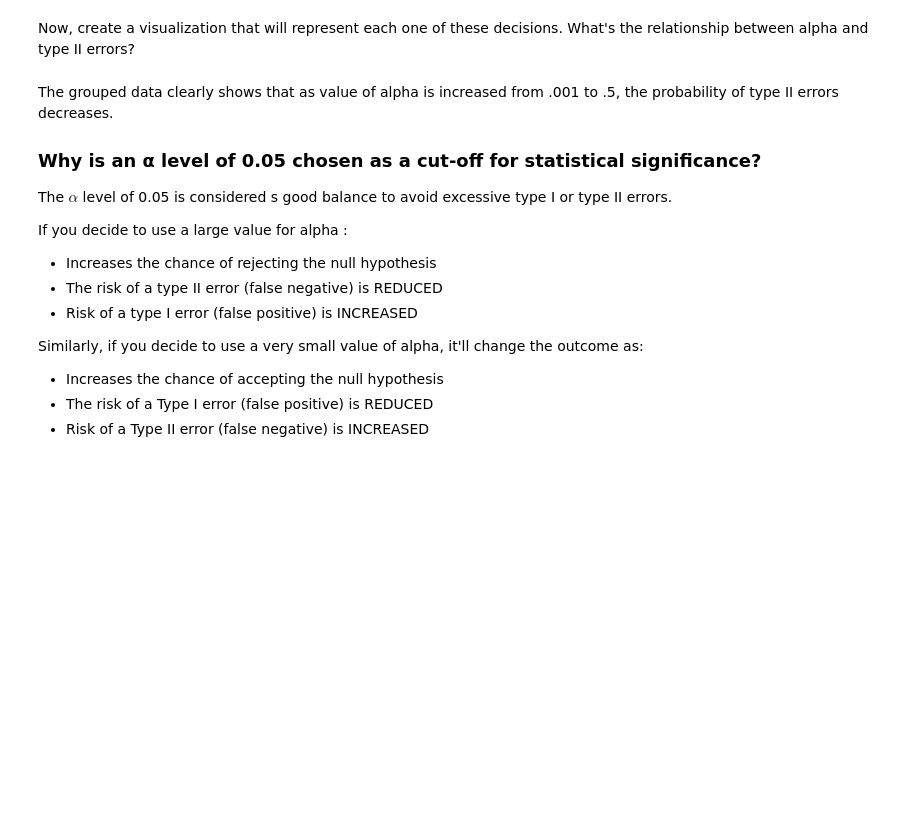
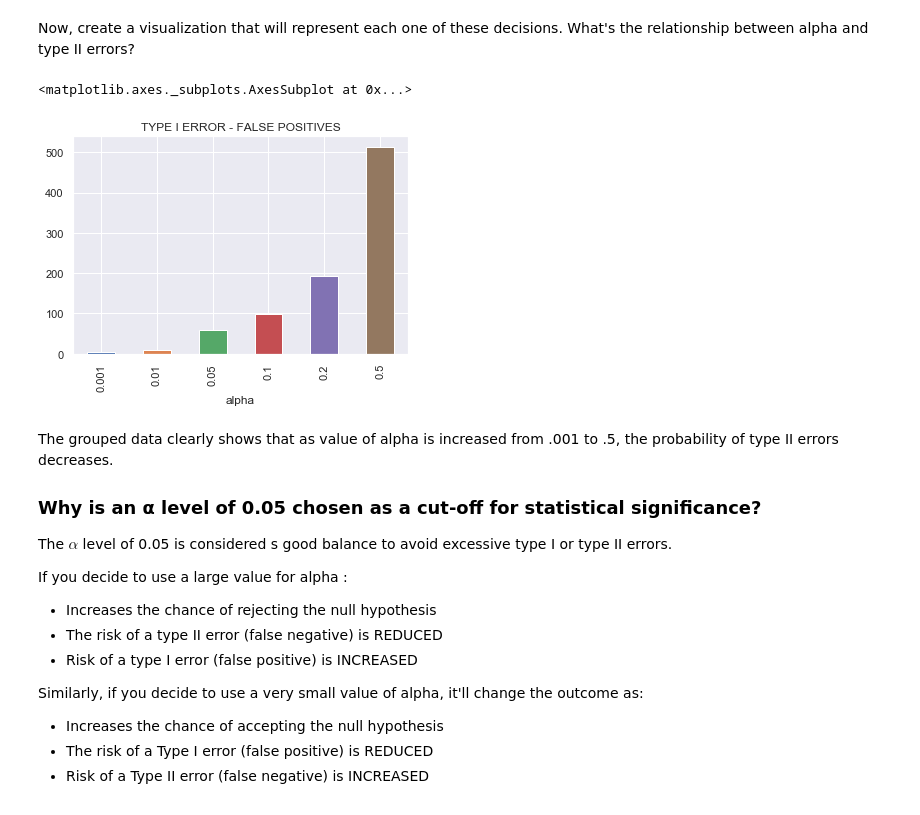
Before and after one commit to SarabiEventide/dsc-type-1-and-2-error-lab-online-ds-sp-000, a Jupyter notebook: index.ipynb, the cells around one changed output. Cells and saved outputs as stored; diff of their text form; code cells hidden in the pictures; blank space fills up the shorter version.

```diff
--- a/index.ipynb
+++ b/index.ipynb
@@ -205,15 +205,12 @@ To test your function:
 3. Specify the number of hypothesis tests to be 1000
 4. Create a list of alphas =  [0.001, 0.01, 0.05, 0.1, 0.2, 0.5]
 # %%
-def type_2_error(population, population_2, num_tests, alpha_set):
-
+def type_1_error(population, num_tests, alpha_set):
     """
     Parameters
     ----------
     population: ndarray
         A random normal distribution
-    population_2: ndarray
-        A different random normal distribution
     num_tests: int
         The number of hypothesis tests to be computed
     alpha_set: list
@@ -222,9 +219,31 @@ def type_2_error(population, population_2, num_tests, alpha_set):
     Returns
     ----------
     sig_tests : DataFrame
-        A dataframe containing the columns 'type_2_error', 'p_value', and 'alpha'
+        A dataframe containing the columns 'type_1_error', 'p_value', and 'alpha'
     """
-    pass
-# Example dataframe for 1 test below
+    columns = ['type_1_error','p_value','alpha']
+    sig_tests = pd.DataFrame(columns=columns)
+    counter = 0
+
+    for i in range(1,num_tests+1):
+
+        for alpha in alpha_set:
+
+            # take two samples from the same population
+            samp1 = np.random.choice(population,100,replace=True)
+            samp2 = np.random.choice(population,100,replace=True)
+
+            # test sample means
+            result = stats.ttest_ind(samp1, samp2)
+
+            # evaluate whether null hypothesis is rejected or not
+            if result[1] < alpha:
+                 sig_tests.loc[counter] = [1, result[1], alpha]
+            else:
+                 sig_tests.loc[counter] = [0, result[1], alpha]
+
+            counter += 1
+
+    return sig_tests
 # %% [markdown]
 Now, create a visualization that will represent each one of these decisions. What's the relationship between alpha and type II errors?
@@ -240,3 +250,13 @@ group_error2.plot.bar(title = "Type II ERROR - FALSE NEGATIVES")
+# %%
+pop = np.random.normal(100, 20, 1000)
+num_tests = 1000
+alpha_set = [0.001, 0.01, 0.05, 0.1, 0.2, 0.5]
+sig_tests_1 = type_1_error(pop, num_tests, alpha_set)
+group_error = sig_tests_1.groupby('alpha')['type_1_error'].sum()
+group_error.plot.bar(title = "TYPE I ERROR - FALSE POSITIVES")
+# %% [output]
+<matplotlib.axes._subplots.AxesSubplot at 0x...>
+[figure, added]
 # %% [markdown]
 The grouped data clearly shows that as value of alpha is increased from .001 to .5, the probability of type II errors decreases.
 
```
Also changed, not shown: parts of 7 cells of this notebook.
